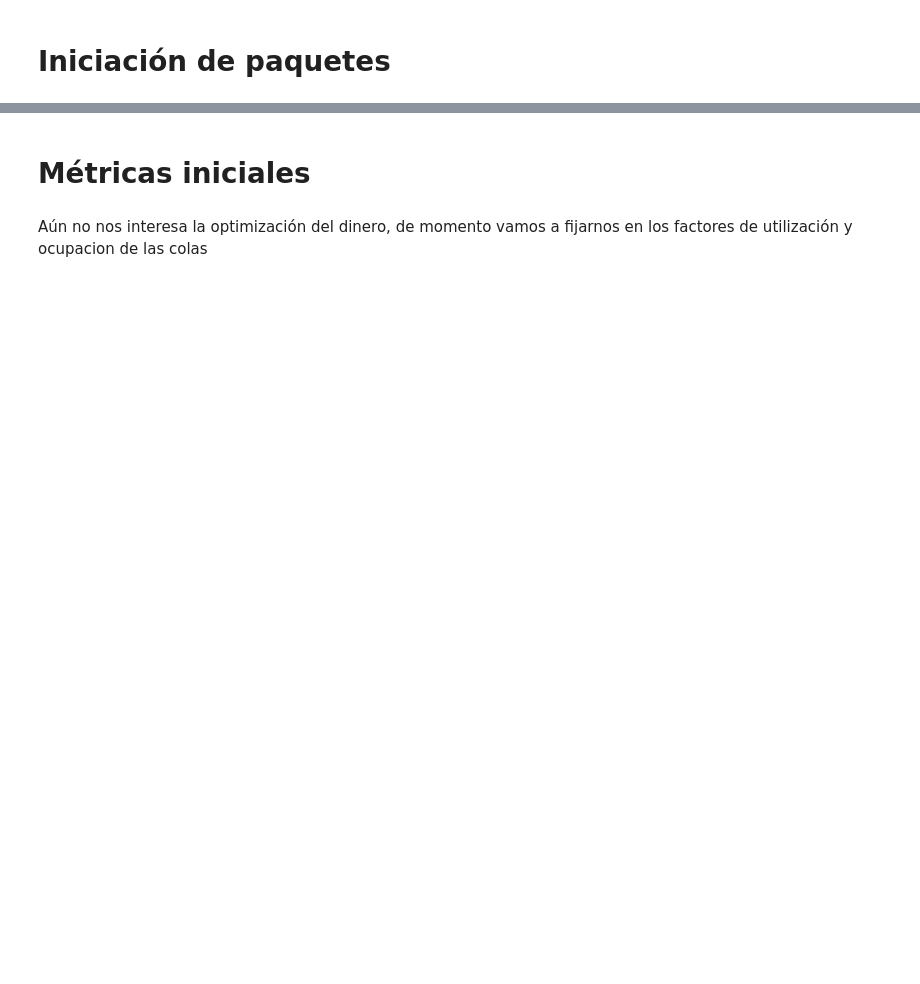
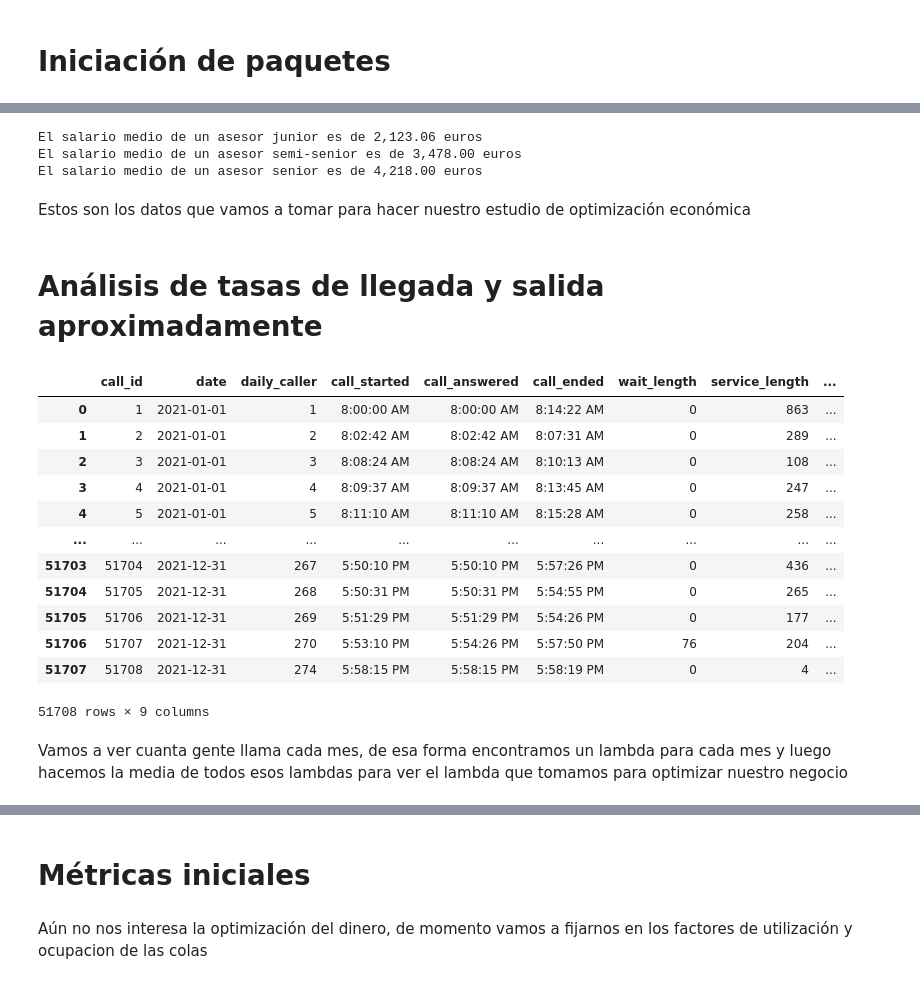
Before and after one commit to jairosdc/queue-staffing-optimization, a Jupyter notebook: Analisis_de_dataset.ipynb, the cells around one changed output, grey strips where cells are left out. Drawn from its saved outputs; the diff is of its cells as text; code cells hidden in the pictures; blank space fills up the shorter version.

```diff
--- a/Analisis_de_dataset.ipynb
+++ b/Analisis_de_dataset.ipynb
@@ -9,0 +97,33 @@ historial_metricas = pd.DataFrame()
+# %%
+salario_medio_jr = asesores_jr['Salary'].mean()
+salario_medio_ssr = asesores_ssr['Salary'].mean()
+salario_medio_sr = asesores_sr['Salary'].mean()
+print(f'El salario medio de un asesor junior es de {(salario_medio_jr/12)*0.8436:,.2f} euros => {((salario_medio_jr/12)/200)*0.8436:,.2f}')
+print(f'El salario medio de un asesor semi-senior es de {(salario_medio_ssr/12)*0.8436:,.2f} euros')
+print(f'El salario medio de un asesor senior es de {(salario_medio_sr/12)*0.8436:,.2f} euros')
+# %% [output]
+El salario medio de un asesor junior es de 2,123.06 euros
+El salario medio de un asesor semi-senior es de 3,478.00 euros
+El salario medio de un asesor senior es de 4,218.00 euros
+# %% [markdown]
+Estos son los datos que vamos a tomar para hacer nuestro estudio de optimización económica
+# %% [markdown]
+# Análisis de tasas de llegada y salida aproximadamente
+# %%
+llamadas
+# %% [output]
+|  | call_id | date | daily_caller | call_started | call_answered | call_ended | wait_length | service_length | ... |
+| 0 | 1 | 2021-01-01 | 1 | 8:00:00 AM | 8:00:00 AM | 8:14:22 AM | 0 | 863 | ... |
+| 1 | 2 | 2021-01-01 | 2 | 8:02:42 AM | 8:02:42 AM | 8:07:31 AM | 0 | 289 | ... |
+| 2 | 3 | 2021-01-01 | 3 | 8:08:24 AM | 8:08:24 AM | 8:10:13 AM | 0 | 108 | ... |
+| 3 | 4 | 2021-01-01 | 4 | 8:09:37 AM | 8:09:37 AM | 8:13:45 AM | 0 | 247 | ... |
+| 4 | 5 | 2021-01-01 | 5 | 8:11:10 AM | 8:11:10 AM | 8:15:28 AM | 0 | 258 | ... |
+| ... | ... | ... | ... | ... | ... | ... | ... | ... | ... |
+| 51703 | 51704 | 2021-12-31 | 267 | 5:50:10 PM | 5:50:10 PM | 5:57:26 PM | 0 | 436 | ... |
+| 51704 | 51705 | 2021-12-31 | 268 | 5:50:31 PM | 5:50:31 PM | 5:54:55 PM | 0 | 265 | ... |
+| 51705 | 51706 | 2021-12-31 | 269 | 5:51:29 PM | 5:51:29 PM | 5:54:26 PM | 0 | 177 | ... |
+| 51706 | 51707 | 2021-12-31 | 270 | 5:53:10 PM | 5:54:26 PM | 5:57:50 PM | 76 | 204 | ... |
+| 51707 | 51708 | 2021-12-31 | 274 | 5:58:15 PM | 5:58:15 PM | 5:58:19 PM | 0 | 4 | ... |
+51708 rows × 9 columns
+# %% [markdown]
+Vamos a ver cuanta gente llama cada mes, de esa forma encontramos un lambda para cada mes y luego hacemos la media de todos esos lambdas para ver el lambda que tomamos para optimizar nuestro negocio
```
Also changed, not shown: parts of 19 cells of this notebook.
